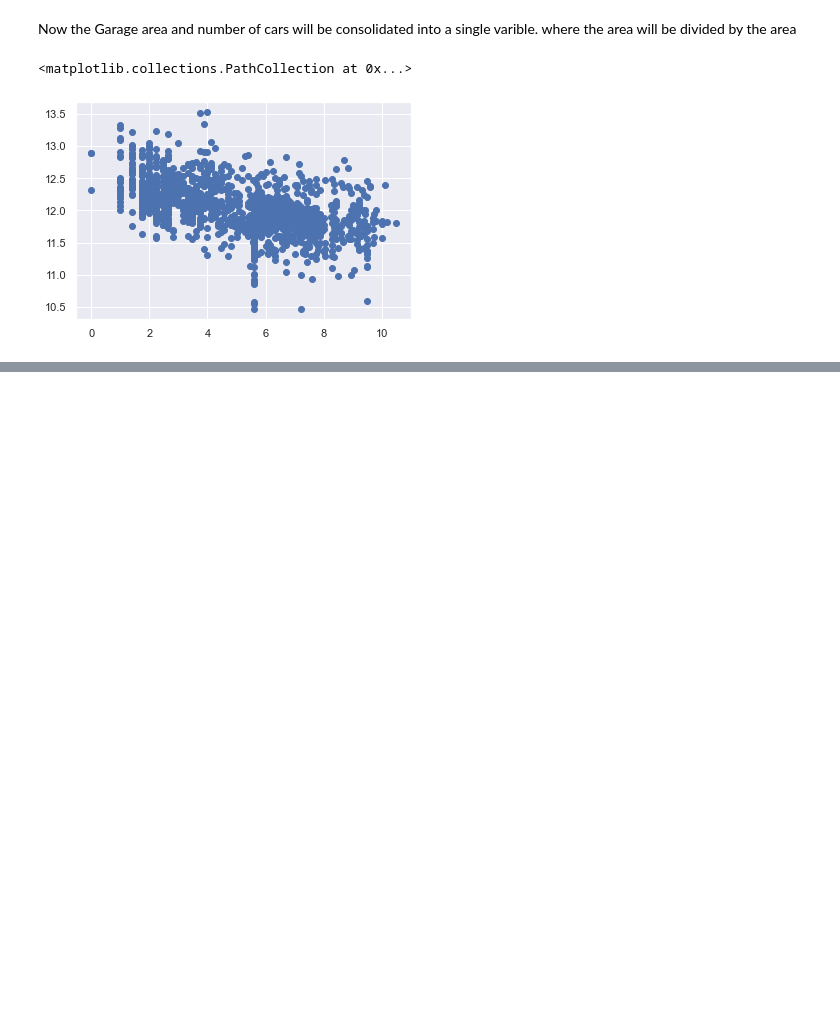
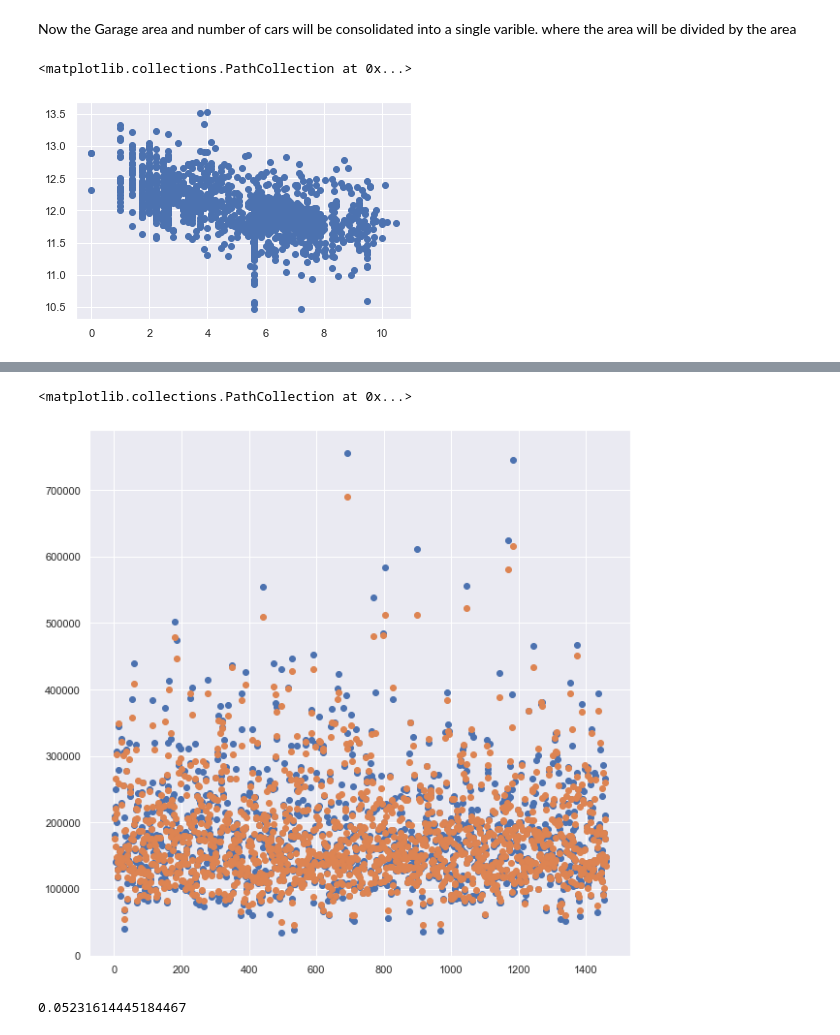
Before and after one commit to bhollands/Iowa-house-prices-advanced-regression, a Jupyter notebook: EDA.ipynb, the cells around one changed output, grey strips where cells are left out. Saved outputs shown, nothing was run; the diff lists cells and outputs as text; code cells hidden in the pictures; blank space fills up the shorter version.

Commit message:
Added quick random Forest Fit

```diff
--- a/EDA.ipynb
+++ b/EDA.ipynb
@@ -246,0 +281,22 @@ Now a Quick look at the
+# %%
+from sklearn.ensemble import RandomForestRegressor
+
+rf = RandomForestRegressor()
+X = train_corr.drop(['SalePrice'], axis =1)
+y = train_drop['SalePrice']
+rf.fit(X,y)
+y_pred = np.exp(rf.predict(X))
+
+y = np.exp(y)
+
+plt.figure(figsize = (10,10))
+plt.scatter(X.index, y)
+plt.scatter(X.index, y_pred)
+# %% [output]
+<matplotlib.collections.PathCollection at 0x...>
+[figure, added]
+# %%
+log_rmse = np.sqrt(np.mean((np.log(y) - np.log(y_pred))**2))
+log_rmse
+# %% [output]
+0.05231614445184467
```
Also changed, not shown: parts of 11 cells of this notebook.
